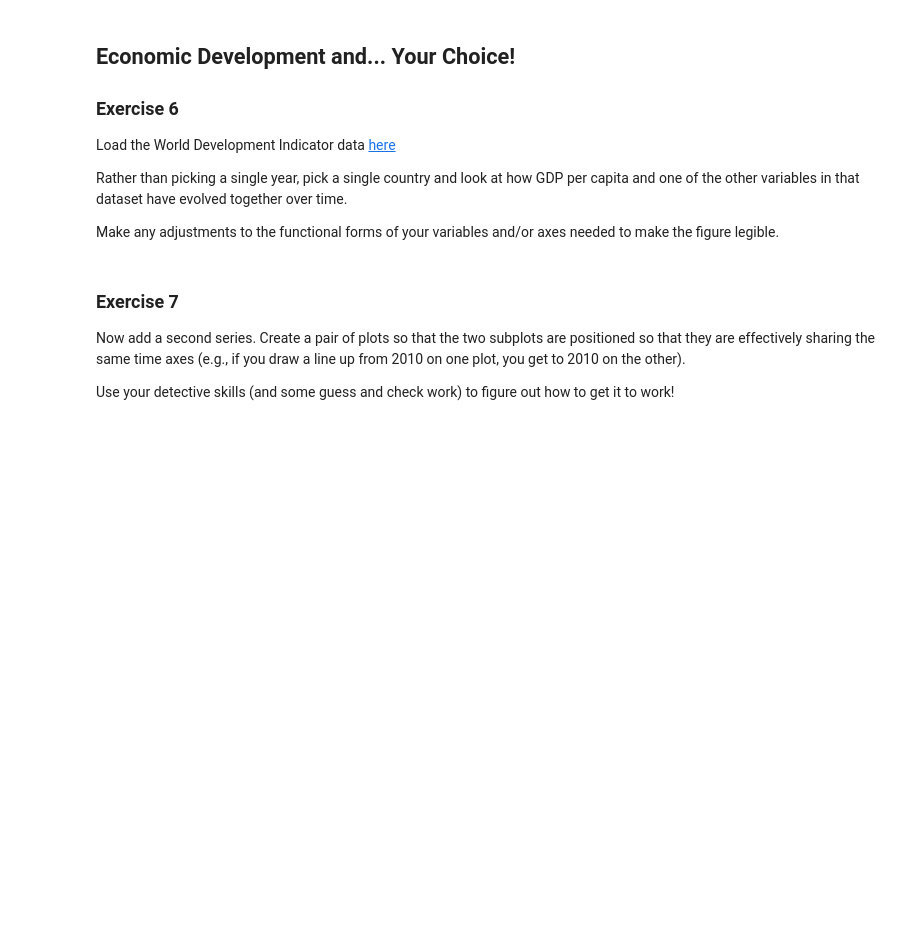
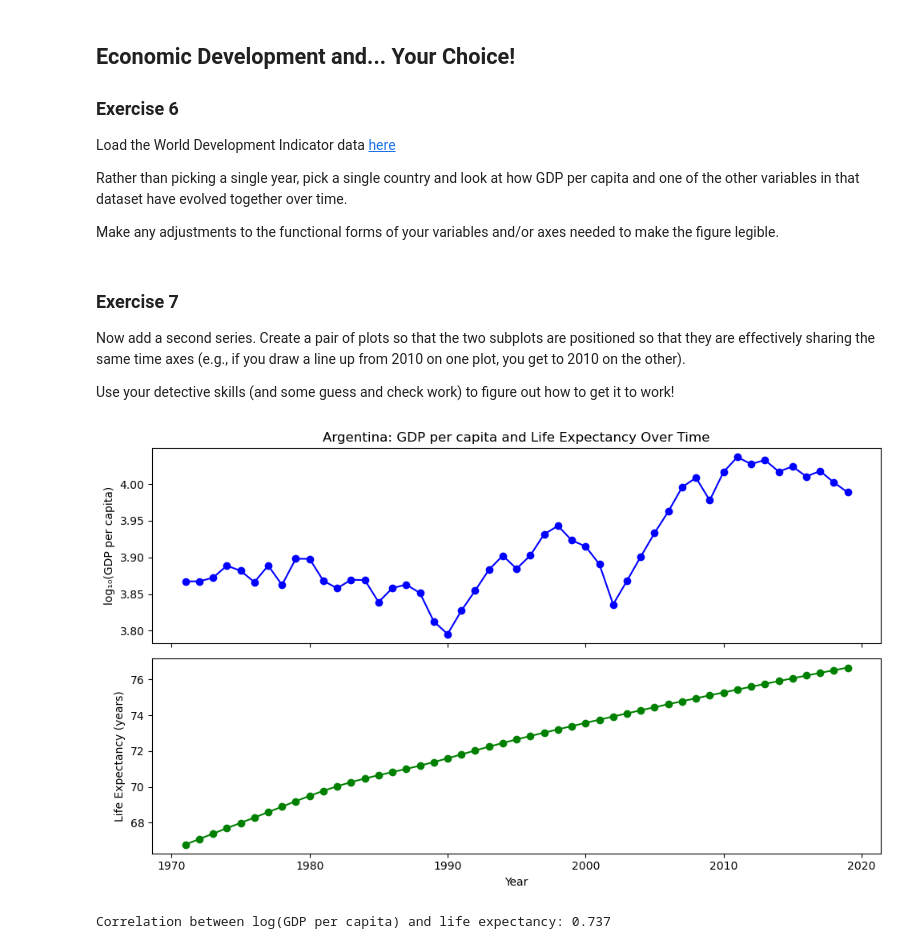
Before and after one commit to surpiya19/IDS720-American-Community-Survey-Income, a Jupyter notebook: exercise_plotting_part1.ipynb, the cells around one changed output. Cells and saved outputs as stored; diff of their text form; code cells hidden in the pictures; blank space fills up the shorter version.

```diff
--- a/exercise_plotting_part1.ipynb
+++ b/exercise_plotting_part1.ipynb
@@ -135,9 +135,39 @@ Make any adjustments to the functional forms of your variables and/or axes neede
 world_df = pd.read_csv(
     "http://raw.githubusercontent.com/nickeubank/practicaldatascience/master/Example_Data/wdi_plotting.csv"
 )
+preferred_country = "Argentina"
+country_df = world_df[world_df["Country Name"] == preferred_country].copy()
+# %%
+country_df = country_df.sort_values("Year")
+gdp_col = "GDP per capita (constant 2010 US$)"
+life_col = "Life expectancy at birth, total (years)"
+country_df = country_df[["Year", gdp_col, life_col]].dropna()
+country_df["log_GDP"] = np.log10(
+    country_df[gdp_col]
+)  # log transform for easier understanding
 # %% [markdown]
 ### Exercise 7
 
 Now add a second series. Create a pair of plots so that the two subplots are positioned so that they are effectively sharing the same time axes (e.g., if you draw a line up from 2010 on one plot, you get to 2010 on the other).
 
 Use your detective skills (and some guess and check work) to figure out how to get it to work!
+# %%
+# gdp plot - top
+fig, (ax1, ax2) = plt.subplots(2, 1, figsize=(10, 6), sharex=True)
+ax1.plot(country_df["Year"], country_df["log_GDP"], marker="o", color="blue")
+ax1.set_ylabel("log₁₀(GDP per capita)")
+ax1.set_title(f"{preferred_country}: GDP per capita and Life Expectancy Over Time")
+
+# life expectancy plot - bottom
+ax2.plot(country_df["Year"], country_df[life_col], marker="o", color="green")
+ax2.set_ylabel("Life Expectancy (years)")
+ax2.set_xlabel("Year")
+
+plt.tight_layout()
+plt.show()
+
+corr = np.corrcoef(country_df["log_GDP"], country_df[life_col])[0, 1]
+print(f"Correlation between log(GDP per capita) and life expectancy: {corr:.3f}")
+# %% [output]
+[figure, added]
+Correlation between log(GDP per capita) and life expectancy: 0.737
```
Also changed, not shown: parts of 1 cell of this notebook.
